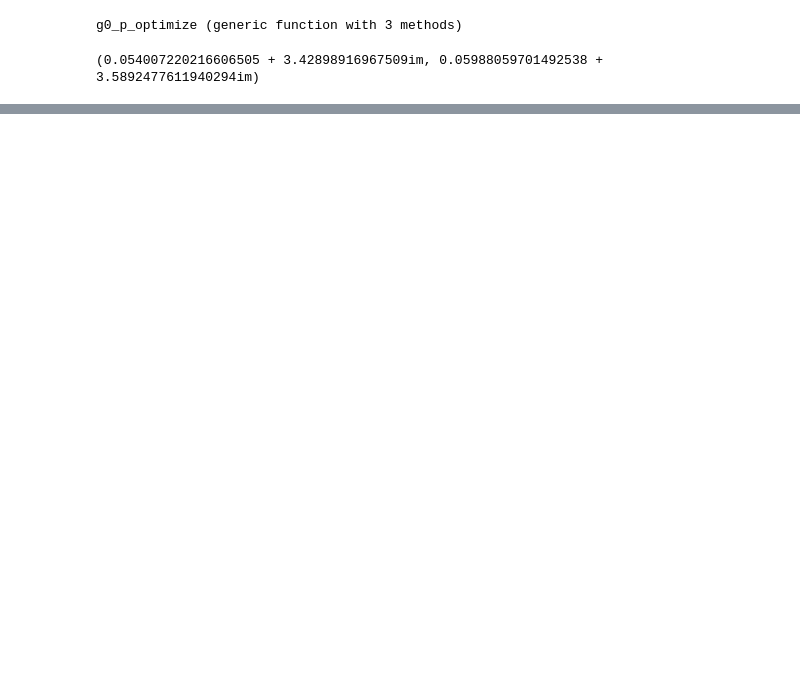
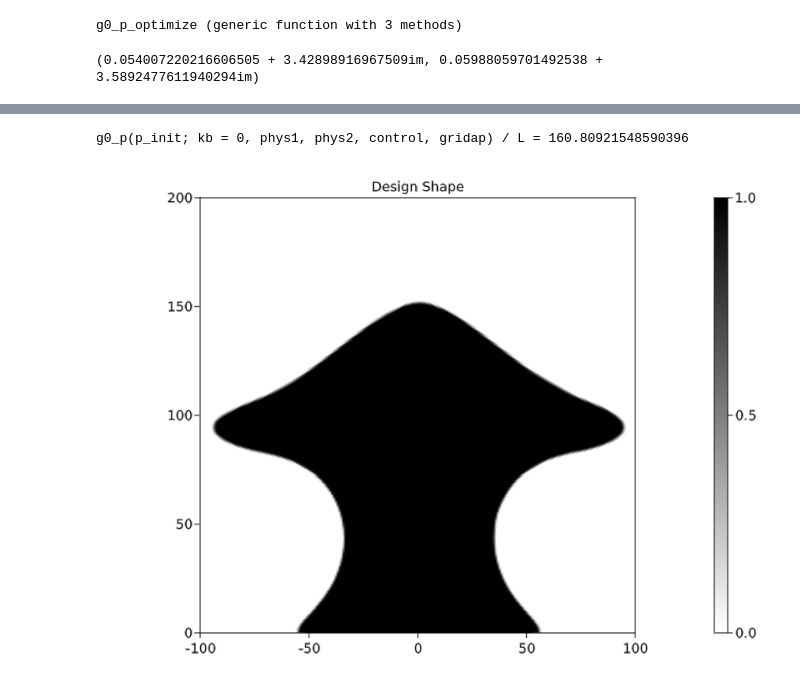
Before and after one commit to WenjieYao/RamanInFluid, a Jupyter notebook: Main.ipynb, the cells around one changed output, grey strips where cells are left out. Drawn from its saved outputs; the diff is of its cells as text; code cells hidden in the pictures; blank space fills up the shorter version.

```diff
--- a/Main.ipynb
+++ b/Main.ipynb
@@ -148,40 +148,43 @@ GridapParameters(UnconstrainedFESpace(), UnconstrainedFESpace(), UnconstrainedFE
 using FileIO
 import Images: Gray
 # specify the path to your local image file
-img_path = "Initial/L230.png"
+img_path = "Initial/L200.png"
 img = load(img_path)
 data = 1.0 .-Float64.(Gray.(img))
 function image_to_function(x, data, Lx, Ly)
     Nx, Ny = size(data)
     xi = Nx - Int(round(((x[2]-100)/Lx + 0.5) * Nx))
     yi = Int(round((((x[1]+Ly/2) % Ly)/Ly) * Ny))
     if xi > 0 && xi <= Nx && yi > 0 && yi <= Ny
         return data[xi,yi]
     else
         return 0.0
     end
 end
 
 # binit(v) = ∫(v * x->image_to_function(x, data, 200, 150))gridap.dΩ
 binit(v) = ∫(v * x->image_to_function(x, data, hd, L))gridap.dΩ
 pc_vec = assemble_vector(binit, gridap.FE_P)
 p_init = p_extract(pc_vec; gridap)
 p_init[p_init .< 0.1] .= 0
 p_init[p_init .> 0.1] .= 1
 
 #p_init = ones(gridap.np)
 pf_vec = pf_p0(p_init; control, gridap)
 pfh = FEFunction(gridap.FE_Pf, pf_vec)
 pth = (pf -> Threshold(pf; control)) ∘ pfh
 
 @show g0_p(p_init; kb=0, phys1, phys2, control, gridap)/L
 fig, ax, plt = plot(gridap.Ω, pth, colormap = :binary)
 Colorbar(fig[1,2], plt)
 ax.aspect = AxisAspect(L/(hd))
 ax.title = "Design Shape"
 limits!(ax, -L/2, L/2, 0, hd)
 # save("Results/shape.png", fig)
 fig
+# %% [output]
+g0_p(p_init; kb = 0, phys1, phys2, control, gridap) / L = 160.80921548590396
+[figure, added]
 # %%
 function p_bowtie(x, d, h, L, hd)
     dx = abs(x[1]) - d / 2
```
Also changed, not shown: parts of 12 cells of this notebook, 20 other files.
